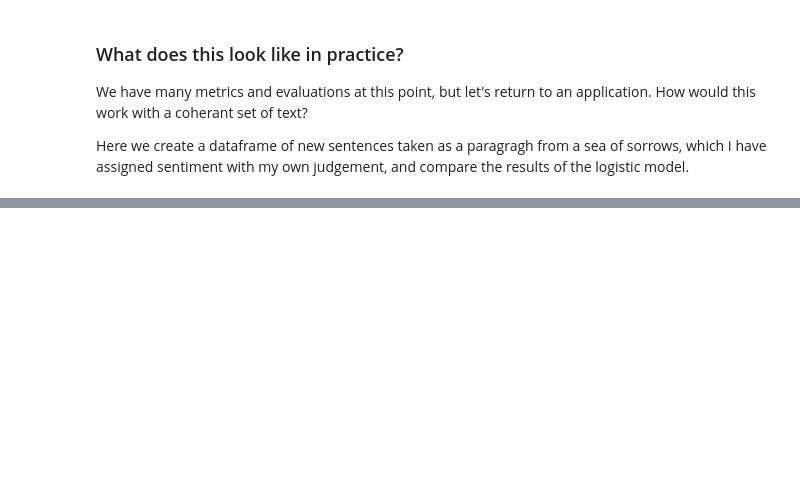
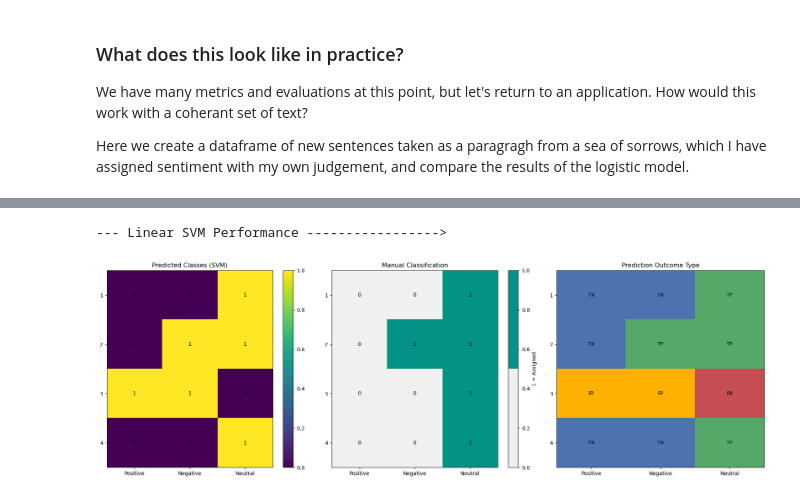
Before and after one commit to SS-Bird/dear-canada-ml-, a Jupyter notebook: the_pipe.ipynb, the cells around one changed output, grey strips where cells are left out. Saved outputs shown, nothing was run; the diff lists cells and outputs as text; code cells hidden in the pictures; blank space fills up the shorter version.

```diff
--- a/the_pipe.ipynb
+++ b/the_pipe.ipynb
@@ -1457,0 +1323,18 @@ All in all, it is a mostly negative-sentiment paragraph, which is identified. Ho
+# %%
+manual_df = predict_manual_segment(
+    manual_sentences,
+    manual_labels,
+    tokenizer,
+    model,
+    best_log_models,
+    best_svm_models,
+    best_thresholds,
+    model_type="svm"
+)
+
+
+print("--- Linear SVM Performance ----------------->")
+plot_segment_heatmaps(manual_df)
+# %% [output]
+--- Linear SVM Performance ----------------->
+[figure, added]
```
Also changed, not shown: parts of 40 cells of this notebook, 1 other file.
